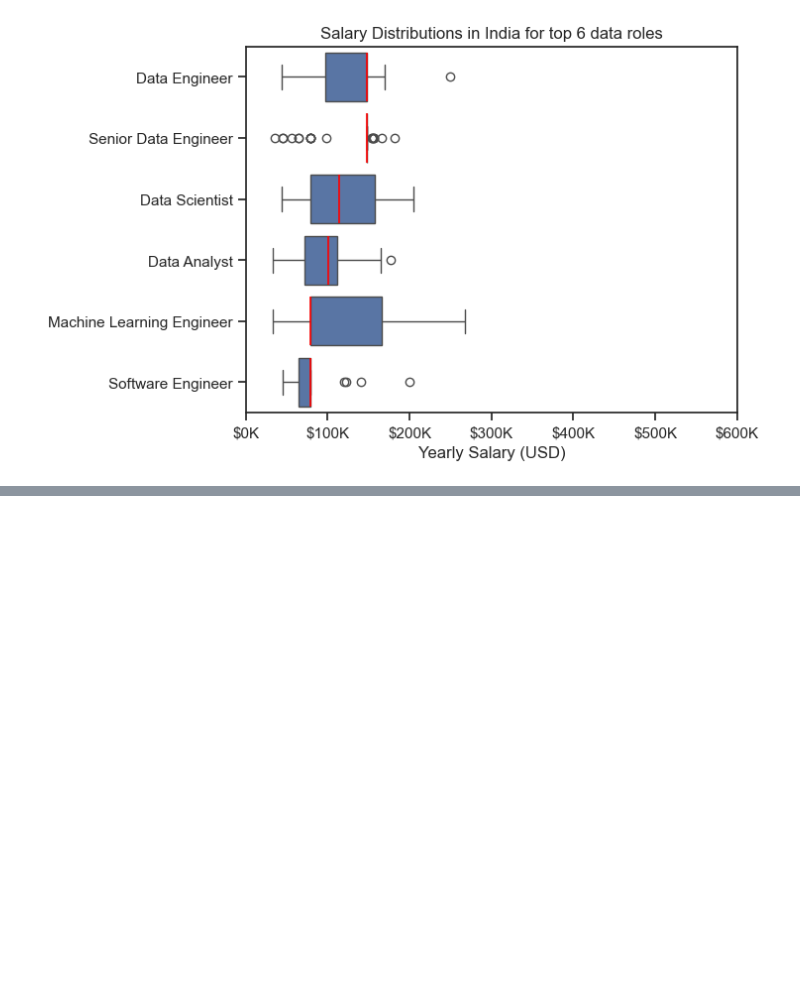
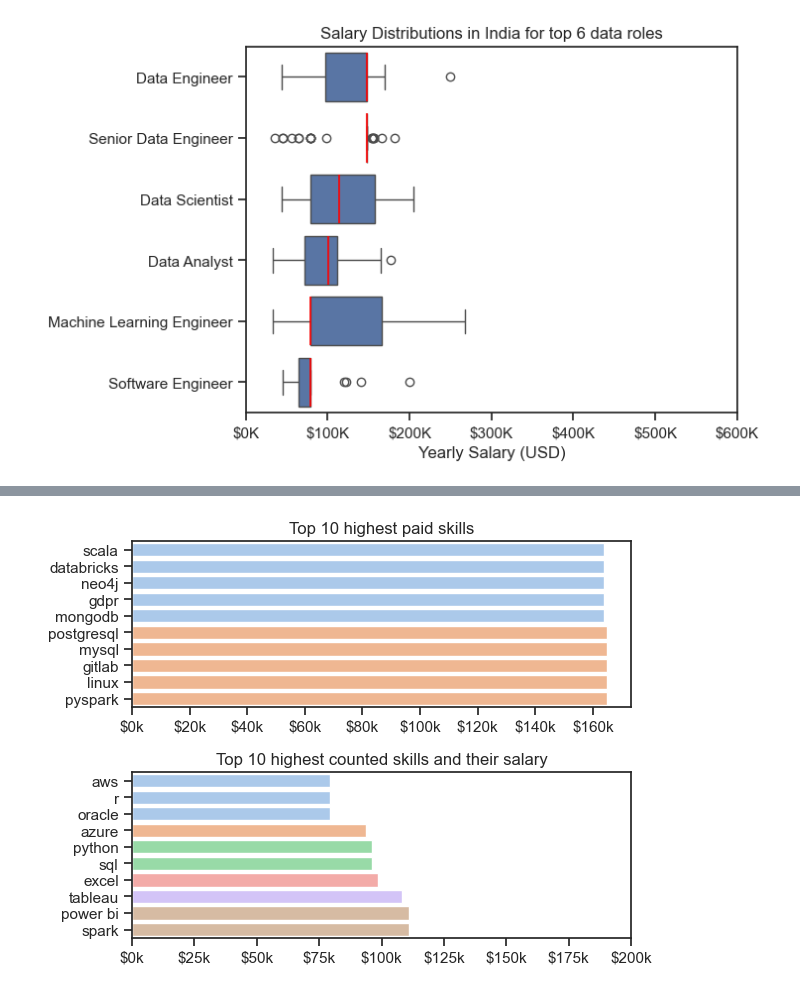
Before and after one commit to Sujalk63/Jobs-Skills-Analysis, a Jupyter notebook: 4_salary_analysis.ipynb, the cells around one changed output, grey strips where cells are left out. Saved outputs shown, nothing was run; the diff lists cells and outputs as text; code cells hidden in the pictures; blank space fills up the shorter version.

Commit message:
completed salary analysis

```diff
--- a/4_salary_analysis.ipynb
+++ b/4_salary_analysis.ipynb
@@ -74,0 +77,4 @@ plt.show()
+# %%
+df_DA_India = df[(df["job_title_short"] == "Data Analyst") & (df["job_country"] == "India")].copy()
+df_DA_India = df_DA_India.dropna(subset="salary_year_avg")
+df_DA_India.sample(3)
@@ -74,0 +86,14 @@ plt.show()
+# %%
+df_DA_India = df_DA_India.explode("job_skills")
+# %%
+# df_DA_India_top_pay = df_DA_India.groupby("job_skills")["salary_year_avg"].agg(
+#     median = "median",
+#     count = "count"
+# ).sort_values(by="median", ascending=False) #alternate way
+
+df_DA_India_plot = df_DA_India.groupby("job_skills")["salary_year_avg"].agg(["count", "median"])
+df_DA_India_top_pay = df_DA_India_plot.sort_values(by="median", ascending=False).head(10)
+df_DA_India_top_trend = df_DA_India_plot.sort_values(by="count", ascending=False).head(10).sort_values(by="median") # first got top 10 counts then arranged the same in descending order of median
+
+df_DA_India_top_pay #top highest paid skills of data analyst in India
+df_DA_India_top_trend #top trending skills of data analyst in India
@@ -74,0 +113,27 @@ plt.show()
+# %%
+fig, ax = plt.subplots(2,1)
+sns.set_theme(style="ticks")
+
+
+sns.barplot(data=df_DA_India_top_pay, x="median", y=df_DA_India_top_pay.index, ax=ax[0], hue="median", palette="pastel")
+ax[0].invert_yaxis()
+ax[0].set_title("Top 10 highest paid skills")
+ax[0].set_ylabel("")
+ax[0].set_xlabel("")
+ax[0].legend().remove()
+ax[0].xaxis.set_major_formatter(plt.FuncFormatter(lambda x, pos: f"${int(x/1000)}k"))
+
+
+
+sns.barplot(data=df_DA_India_top_trend, x="median", y=df_DA_India_top_trend.index, ax=ax[1], legend=False, hue="median", palette="pastel") # r for reverse coloring
+# ax[1].invert_yaxis()
+ax[1].set_xlim(0, 200000)
+ax[1].set_title("Top 10 highest counted skills and their salary")
+ax[1].set_ylabel("")
+ax[1].set_xlabel("")
+# ax[1].legend().remove()
+ax[1].xaxis.set_major_formatter(plt.FuncFormatter(lambda x, pos: f"${int(x/1000)}k"))
+
+plt.tight_layout()
+# %% [output]
+[figure, added]
```
Also changed, not shown: parts of 5 cells of this notebook.
